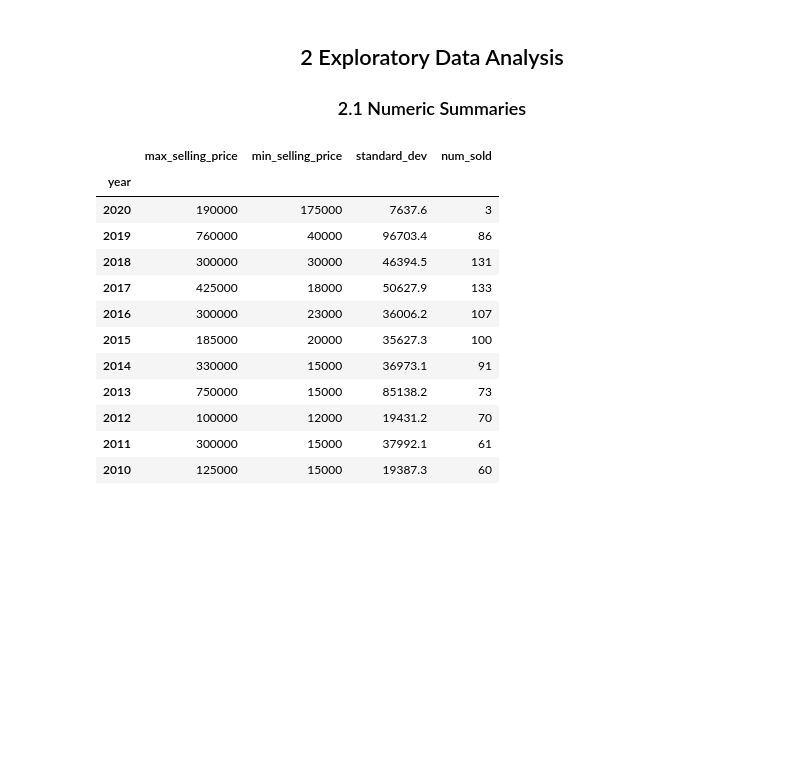
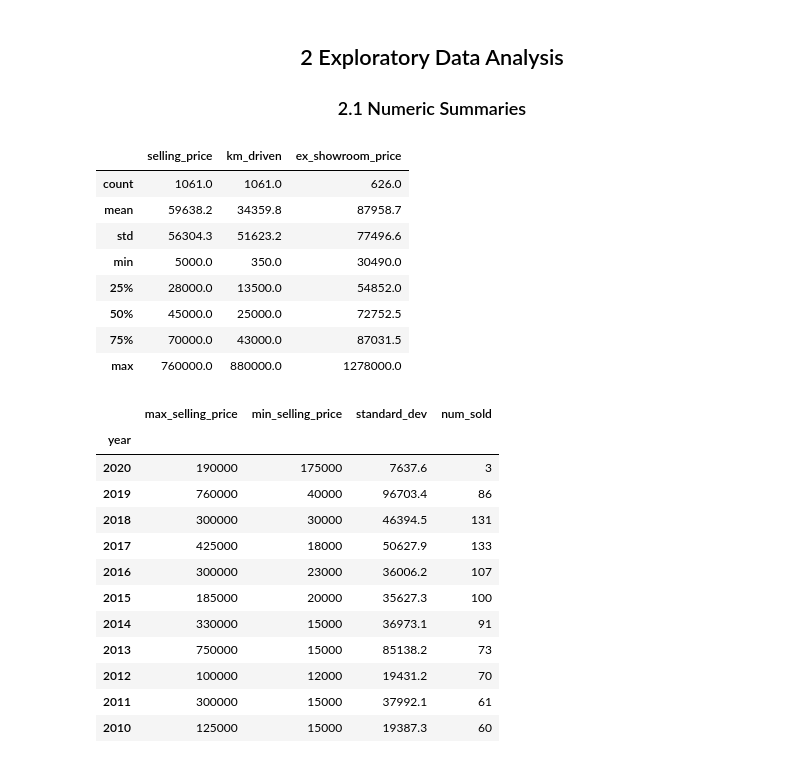
Before and after one commit to scimaksim/ST_590_Project1, a Jupyter notebook: Group_B_Project_1.ipynb, the cells around one changed output. Cells and saved outputs as stored; diff of their text form; code cells hidden in the pictures; blank space fills up the shorter version.

```diff
--- a/Group_B_Project_1.ipynb
+++ b/Group_B_Project_1.ipynb
@@ -31,6 +31,19 @@ bike_data.owner = bike_data.owner.astype("category")
 # %% [markdown]
 ## <center>2 Exploratory Data Analysis</center>
 ### <center>2.1 Numeric Summaries</center>
+# %%
+num_vars = bike_data[["selling_price", "km_driven", "ex_showroom_price"]]
+num_vars.describe().round(1)
+# %% [output]
+|  | selling_price | km_driven | ex_showroom_price |
+| count | 1061.0 | 1061.0 | 626.0 |
+| mean | 59638.2 | 34359.8 | 87958.7 |
+| std | 56304.3 | 51623.2 | 77496.6 |
+| min | 5000.0 | 350.0 | 30490.0 |
+| 25% | 28000.0 | 13500.0 | 54852.0 |
+| 50% | 45000.0 | 25000.0 | 72752.5 |
+| 75% | 70000.0 | 43000.0 | 87031.5 |
+| max | 760000.0 | 880000.0 | 1278000.0 |
 # %%
 # Create numeric summaries for selling_price and group by year
 annual_num_summaries = bike_data \
```
Also changed, not shown: parts of 5 cells of this notebook.
